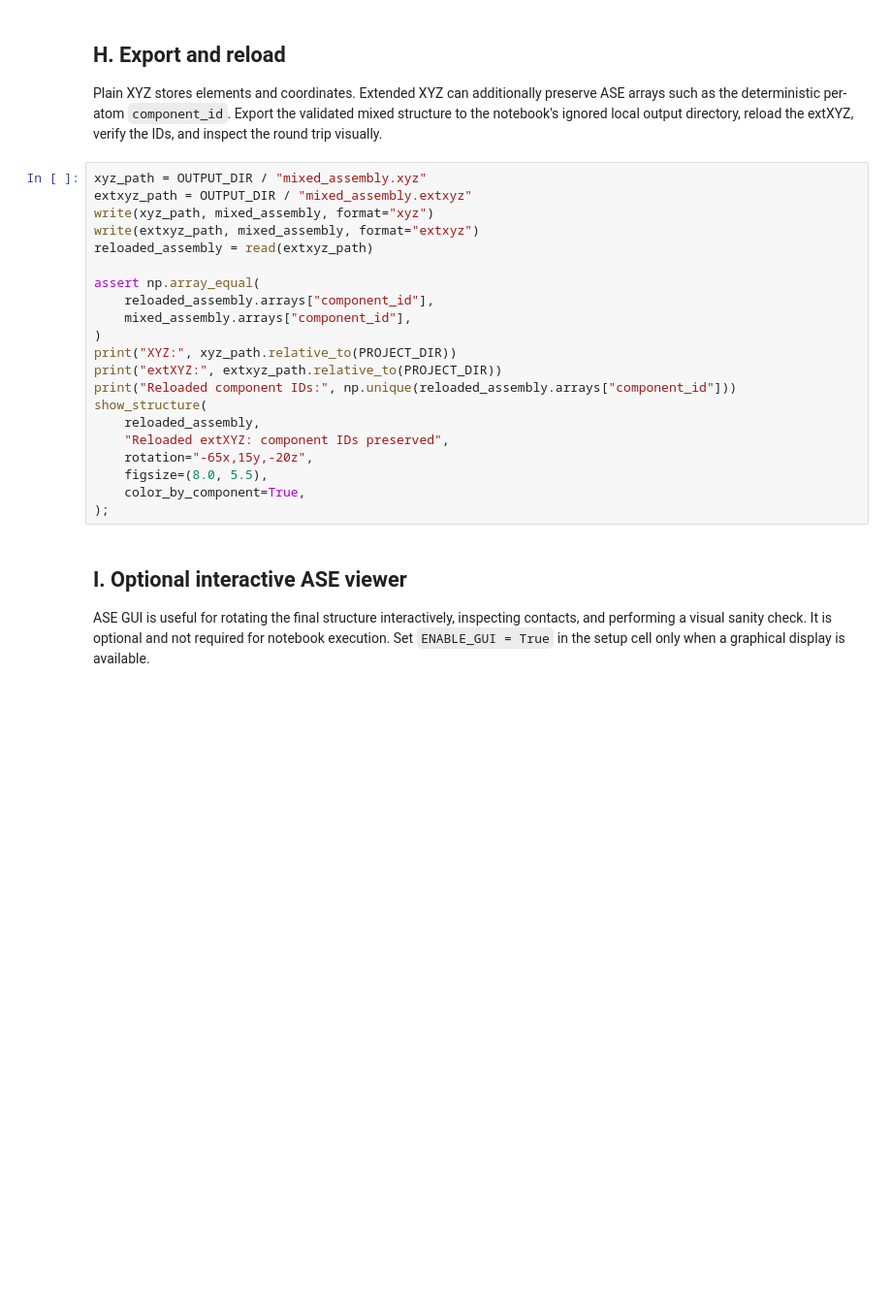
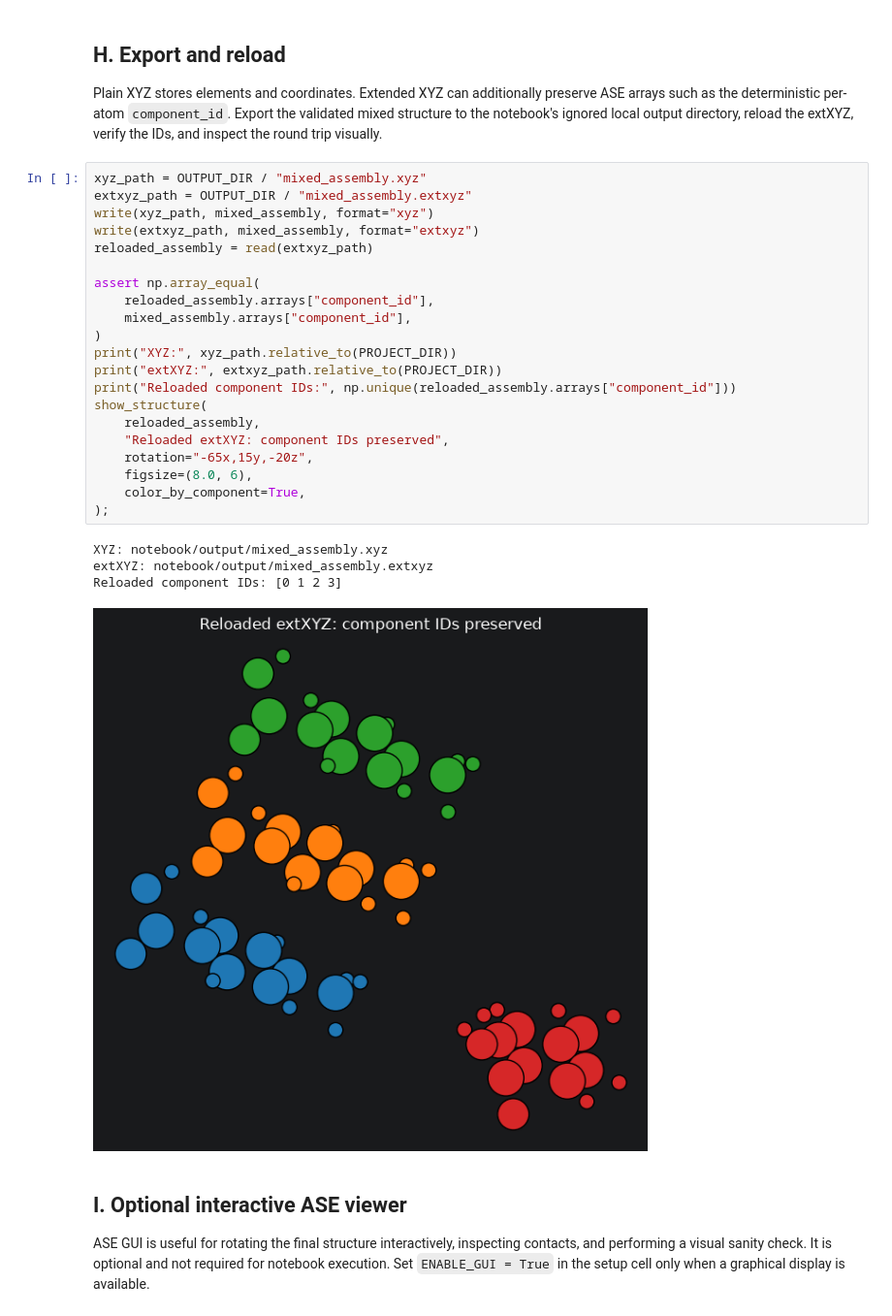
Before and after one commit to angzeli/ase_learning, a Jupyter notebook: ase-molecular-assembly/notebook/molecular_assembly.ipynb, the cells around one changed output. Shown at 97% size. Cells and saved outputs as stored; diff of their text form; blank space fills up the shorter version.

Commit message:
docs(ase): add executed assembly tutorial structures

```diff
--- a/ase-molecular-assembly/notebook/molecular_assembly.ipynb
+++ b/ase-molecular-assembly/notebook/molecular_assembly.ipynb
@@ -453,24 +529,29 @@ Plain XYZ stores elements and coordinates. Extended XYZ can additionally preserv
 # %%
 xyz_path = OUTPUT_DIR / "mixed_assembly.xyz"
 extxyz_path = OUTPUT_DIR / "mixed_assembly.extxyz"
 write(xyz_path, mixed_assembly, format="xyz")
 write(extxyz_path, mixed_assembly, format="extxyz")
 reloaded_assembly = read(extxyz_path)
 
 assert np.array_equal(
     reloaded_assembly.arrays["component_id"],
     mixed_assembly.arrays["component_id"],
 )
 print("XYZ:", xyz_path.relative_to(PROJECT_DIR))
 print("extXYZ:", extxyz_path.relative_to(PROJECT_DIR))
 print("Reloaded component IDs:", np.unique(reloaded_assembly.arrays["component_id"]))
 show_structure(
     reloaded_assembly,
     "Reloaded extXYZ: component IDs preserved",
     rotation="-65x,15y,-20z",
-    figsize=(8.0, 5.5),
+    figsize=(8.0, 6),
     color_by_component=True,
 );
+# %% [output]
+XYZ: notebook/output/mixed_assembly.xyz
+extXYZ: notebook/output/mixed_assembly.extxyz
+Reloaded component IDs: [0 1 2 3]
+[figure, added]
 # %% [markdown]
 ## I. Optional interactive ASE viewer
 
```
Also changed, not shown: parts of 15 cells of this notebook, 4 other files.
